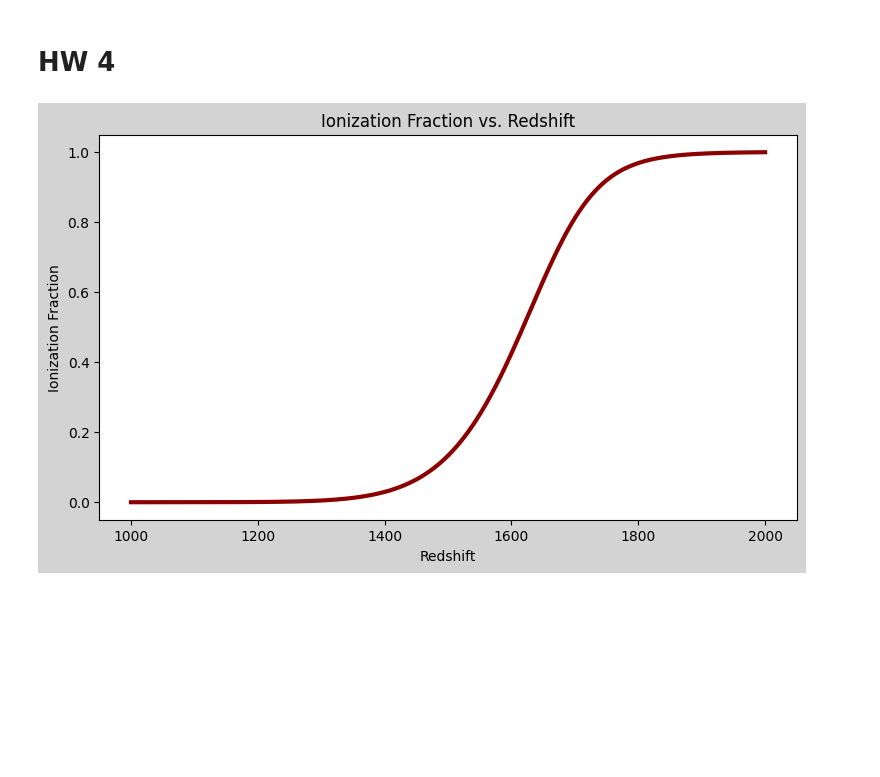
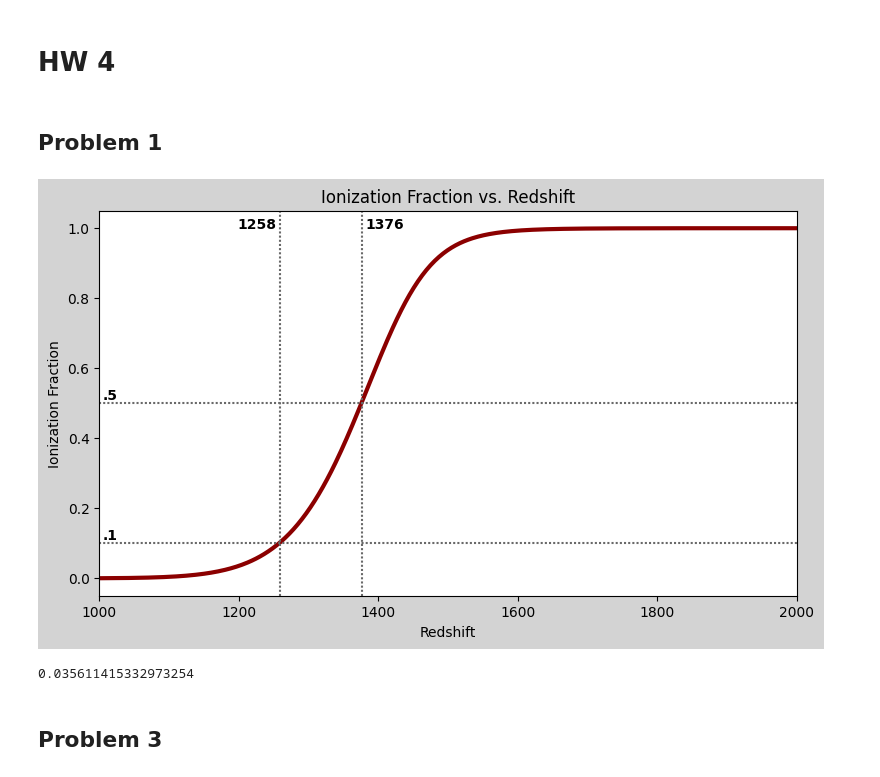
Before and after one commit to AutumnPearce/phys600, a Jupyter notebook: hw/hw4/hw4.ipynb, the cells around one changed output. Saved outputs shown, nothing was run; the diff lists cells and outputs as text; code cells hidden in the pictures; blank space fills up the shorter version.

```diff
--- a/hw/hw4/hw4.ipynb
+++ b/hw/hw4/hw4.ipynb
@@ -1,5 +1,7 @@
 # %% [markdown]
 # HW 4
+# %% [markdown]
+## Problem 1
 # %%
 import numpy as np
 from matplotlib import pyplot as plt
@@ -9,7 +11,7 @@ from astropy import units as u
 # %%
 def f(z):
     baryon_photon_ratio = 6e-10
-    T_0 = 2e-4
+    T_0 = 2.3525e-4
     m_e = .511e6
     E_I = 13.6
 
@@ -23,18 +25,41 @@ def X_e(z):
     numerator = -1 + np.sqrt(1 + 4*f(z))
     denominator = 2*f(z)
     return numerator/denominator
-# %%
-zs = np.linspace(1000,2000,500)
-
-fig,ax = plt.subplots(figsize = (9,5))
-fig.set_facecolor('lightgray')
-
-ax.set_title('Ionization Fraction vs. Redshift')
-ax.set_ylabel('Ionization Fraction')
-ax.set_xlabel("Redshift")
-
-ax.plot(zs, X_e(zs), color='darkred', linewidth=3)
-
-plt.show()
-# %% [output]
-[figure, removed]
+# %%
+zs = np.linspace(1000,2000,500)
+X_es = X_e(zs)
+
+fig,ax = plt.subplots(figsize = (9,5))
+fig.set_facecolor('lightgray')
+
+ax.set_title('Ionization Fraction vs. Redshift')
+ax.set_ylabel('Ionization Fraction')
+ax.set_xlabel("Redshift")
+ax.set_xlim([1000,2000])
+
+ax.plot(zs, X_es, color='darkred', linewidth=3)
+
+ax.axhline(y=.1, color='dimgrey', linestyle=(0,(1,1)))
+ax.text(1005, .11, '.1', fontsize=10, fontweight='bold')
+
+z_1 = zs[np.argmin((X_es-.1)**2)]
+ax.axvline(x=z_1, color='dimgrey', linestyle=(0,(1,1)))
+ax.text(z_1 - 60, 1, str(int(z_1)), fontsize=10, fontweight='bold')
+
+ax.axhline(y=.5, color='dimgrey', linestyle=(0,(1,1)))
+ax.text(1005, .51, '.5', fontsize=10, fontweight='bold')
+
+z_5 = zs[np.argmin((X_es-.5)**2)]
+ax.axvline(x=z_5, color='dimgrey', linestyle=(0,(1,1)))
+ax.text(z_5+5, 1, str(int(z_5)), fontsize=10, fontweight='bold')
+
+plt.show()
+# %% [output]
+[figure, added]
+# %%
+# find ionization fraction at z = 303
+X_e(1200)
+# %% [output]
+0.035611415332973254
+# %% [markdown]
+## Problem 3
```
Also changed, not shown: parts of 3 cells of this notebook, 2 other files.
